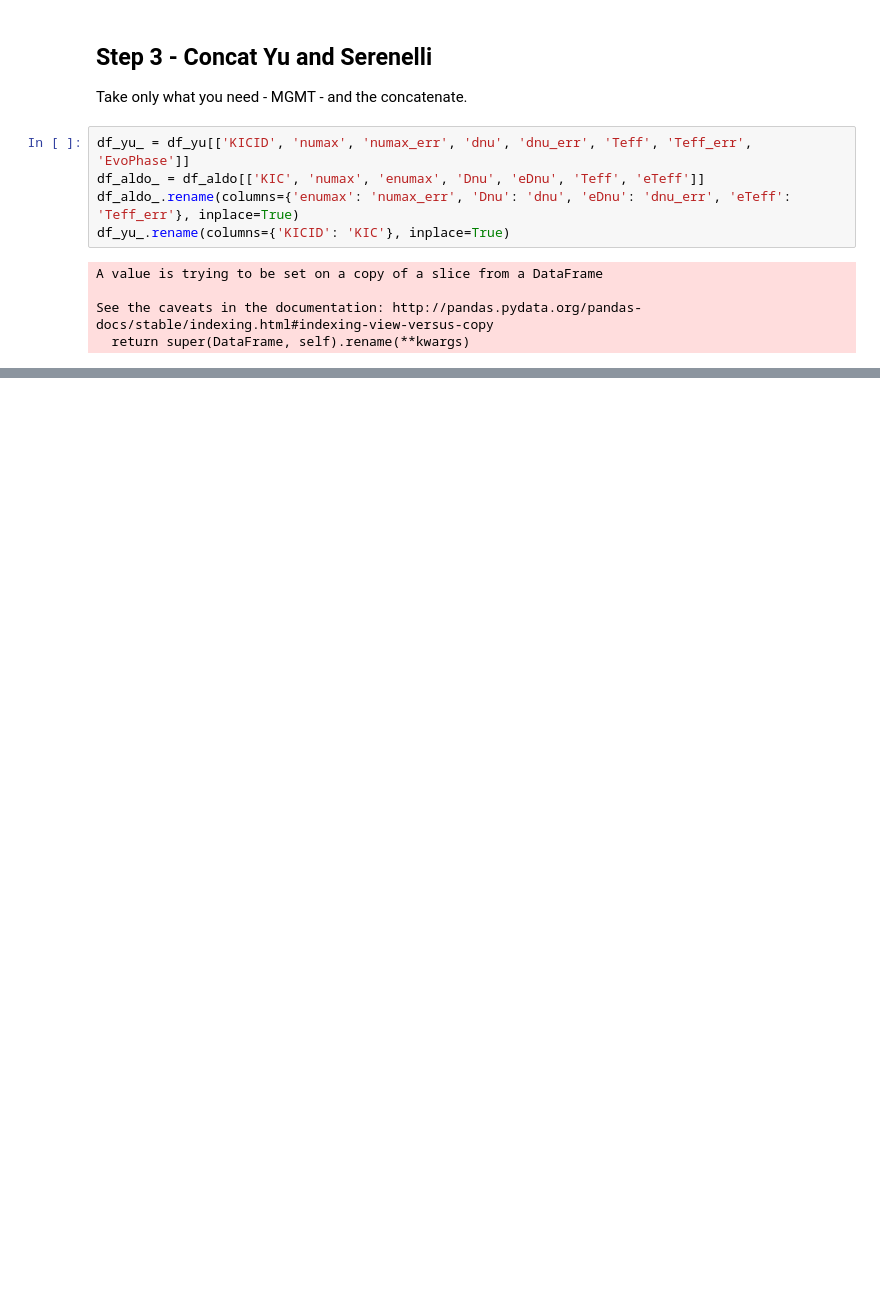
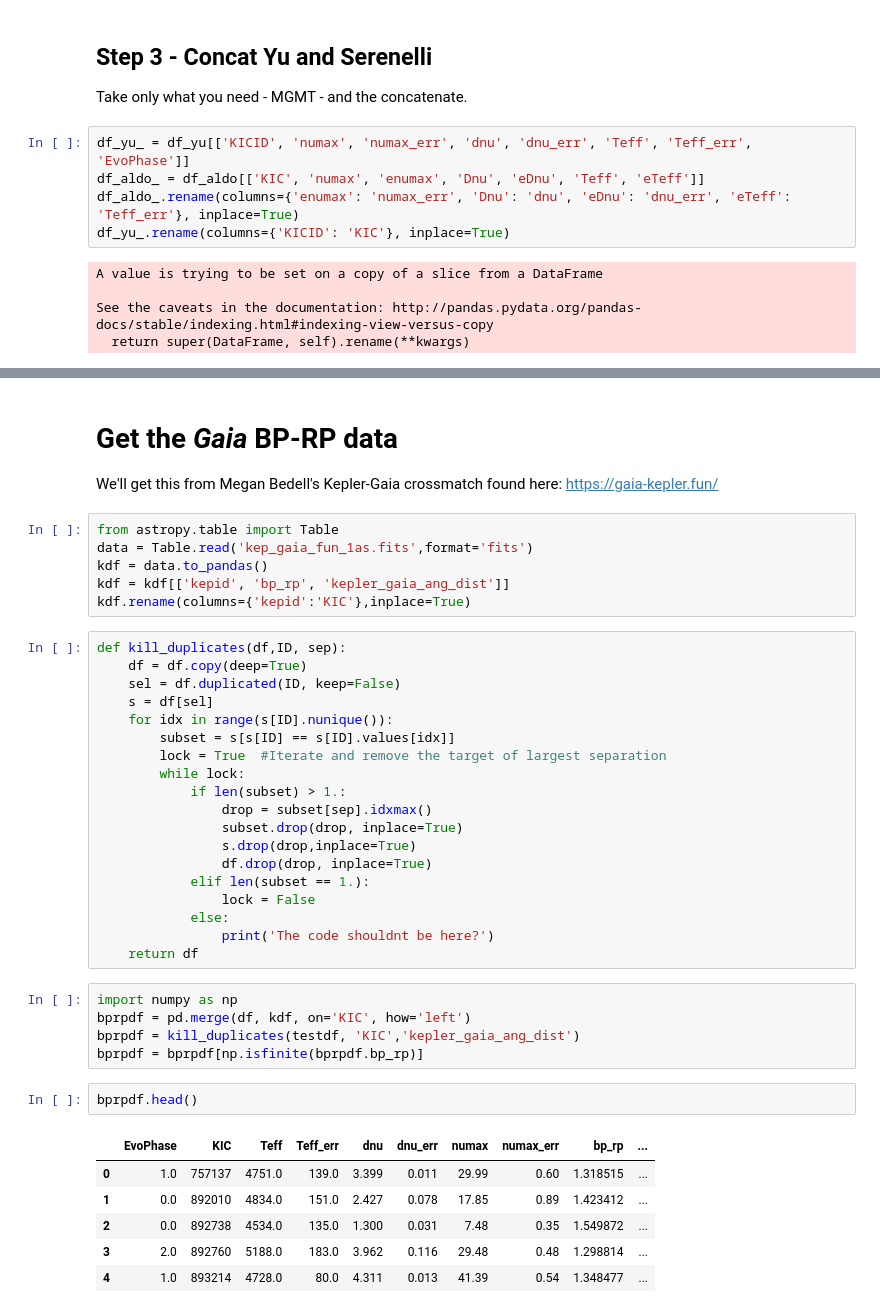
Before and after one commit to grd349/PBjam, a Jupyter notebook: pbjam/data/Data Gather.ipynb, the cells around one changed output, grey strips where cells are left out. Cells and saved outputs as stored; diff of their text form; blank space fills up the shorter version.

Commit message:
Added bp_rp data

```diff
--- a/pbjam/data/Data Gather.ipynb
+++ b/pbjam/data/Data Gather.ipynb
@@ -164,0 +172,42 @@ Text(0,0.5,'Dnu')
+# %% [markdown]
+# Get the *Gaia* BP-RP data
+We'll get this from Megan Bedell's Kepler-Gaia crossmatch found here: https://gaia-kepler.fun/
+# %%
+from astropy.table import Table
+data = Table.read('kep_gaia_fun_1as.fits',format='fits')
+kdf = data.to_pandas()
+kdf = kdf[['kepid', 'bp_rp', 'kepler_gaia_ang_dist']]
+kdf.rename(columns={'kepid':'KIC'},inplace=True)
+# %%
+def kill_duplicates(df,ID, sep):
+    df = df.copy(deep=True)
+    sel = df.duplicated(ID, keep=False)
+    s = df[sel]
+    for idx in range(s[ID].nunique()):
+        subset = s[s[ID] == s[ID].values[idx]]
+        lock = True  #Iterate and remove the target of largest separation
+        while lock:
+            if len(subset) > 1.:
+                drop = subset[sep].idxmax()
+                subset.drop(drop, inplace=True)
+                s.drop(drop,inplace=True)
+                df.drop(drop, inplace=True)
+            elif len(subset == 1.):
+                lock = False
+            else:
+                print('The code shouldnt be here?')
+    return df
+# %%
+import numpy as np
+bprpdf = pd.merge(df, kdf, on='KIC', how='left')
+bprpdf = kill_duplicates(testdf, 'KIC','kepler_gaia_ang_dist')
+bprpdf = bprpdf[np.isfinite(bprpdf.bp_rp)]
+# %%
+bprpdf.head()
+# %% [output]
+|  | EvoPhase | KIC | Teff | Teff_err | dnu | dnu_err | numax | numax_err | bp_rp | ... |
+| 0 | 1.0 | 757137 | 4751.0 | 139.0 | 3.399 | 0.011 | 29.99 | 0.60 | 1.318515 | ... |
+| 1 | 0.0 | 892010 | 4834.0 | 151.0 | 2.427 | 0.078 | 17.85 | 0.89 | 1.423412 | ... |
+| 2 | 0.0 | 892738 | 4534.0 | 135.0 | 1.300 | 0.031 | 7.48 | 0.35 | 1.549872 | ... |
+| 3 | 2.0 | 892760 | 5188.0 | 183.0 | 3.962 | 0.116 | 29.48 | 0.48 | 1.298814 | ... |
+| 4 | 1.0 | 893214 | 4728.0 | 80.0 | 4.311 | 0.013 | 41.39 | 0.54 | 1.348477 | ... |
```
Also changed, not shown: parts of 6 cells of this notebook, 1 other file.
